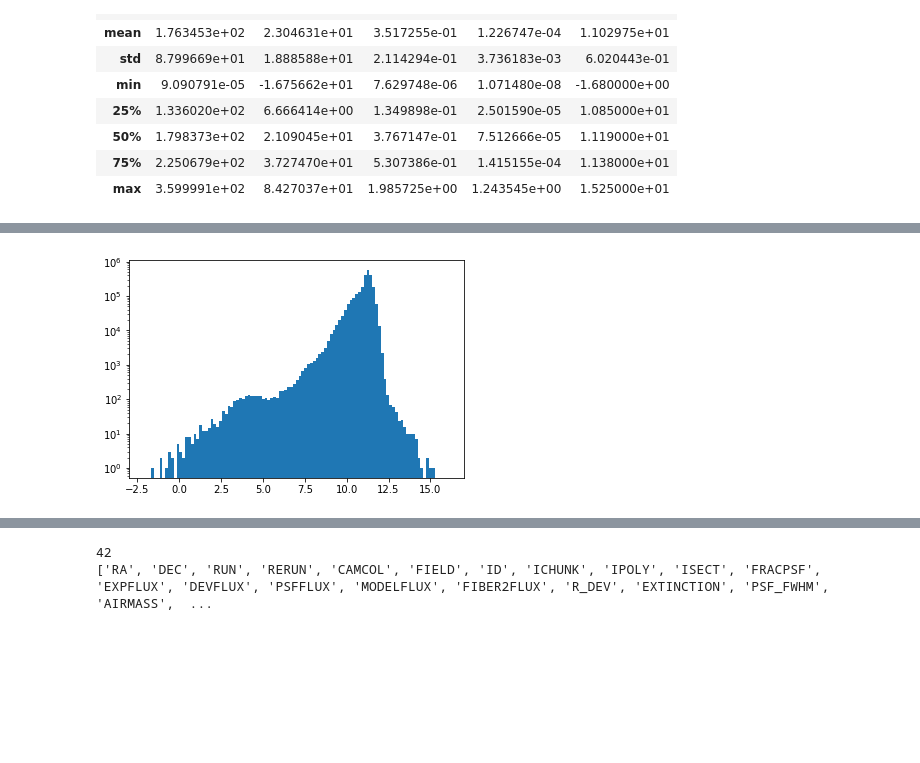
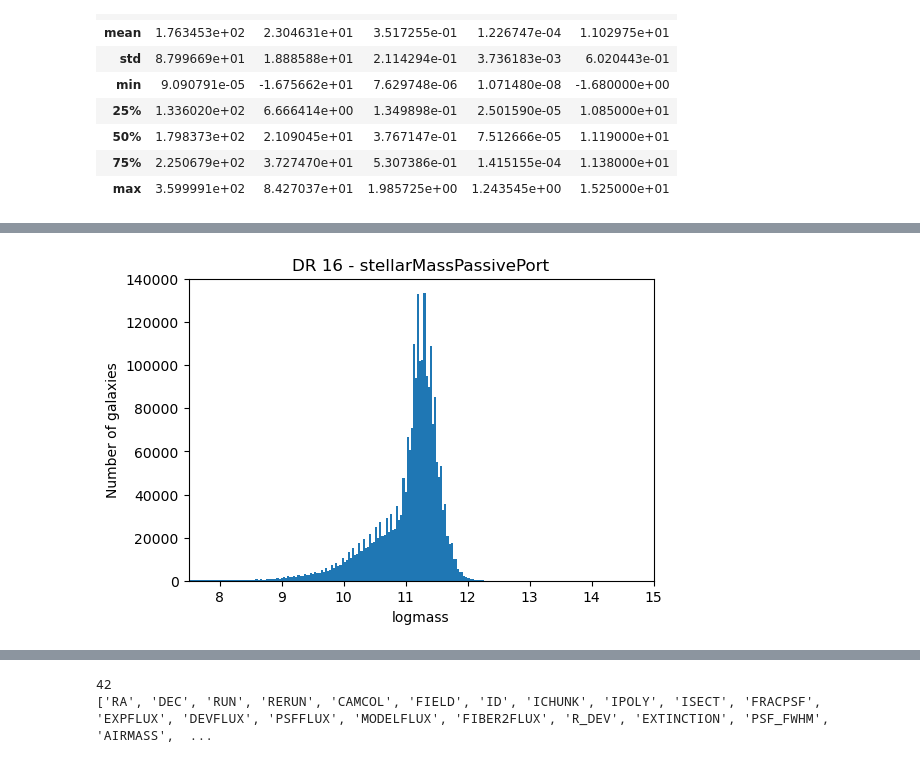
Before and after one commit to awaismirza92/velocity-reconstruction-and-kinetic-SZ, a Jupyter notebook: codes_for_SDSS/SDSS_data_reader.ipynb, the cells around one changed output, grey strips where cells are left out. Cells and saved outputs as stored; diff of their text form; code cells hidden in the pictures; blank space fills up the shorter version.

```diff
--- a/codes_for_SDSS/SDSS_data_reader.ipynb
+++ b/codes_for_SDSS/SDSS_data_reader.ipynb
@@ -101,0 +157,5 @@ plt.title('stellarMassPassivePort');
+# %%
+df_16 = pd.read_csv(data_address + 'Using_Queries/stellar_mass_dr16_awaismirza.csv'
+                 )
+
+df_16.describe()
@@ -102,8 +172,15 @@ plt.title('stellarMassPassivePort');
 # %%
 
-plt.hist(df['logmass'], bins = 100);
-plt.xlim(-3,17)
-plt.yscale('log')
+# plt.hist(df['logmass'], bins = 100);
+
+
+plt.figure(dpi = 100)
+plt.hist(df_16['logmass'], bins = 500);
+plt.xlim(7.5,15)
+# plt.yscale('log')
+plt.xlabel('logmass')
+plt.ylabel('Number of galaxies')
+plt.title('DR 16 - stellarMassPassivePort');
 # %% [output]
-[figure, old version]
+[figure, new version]
 # %%
```
Also changed, not shown: parts of 26 cells of this notebook.
